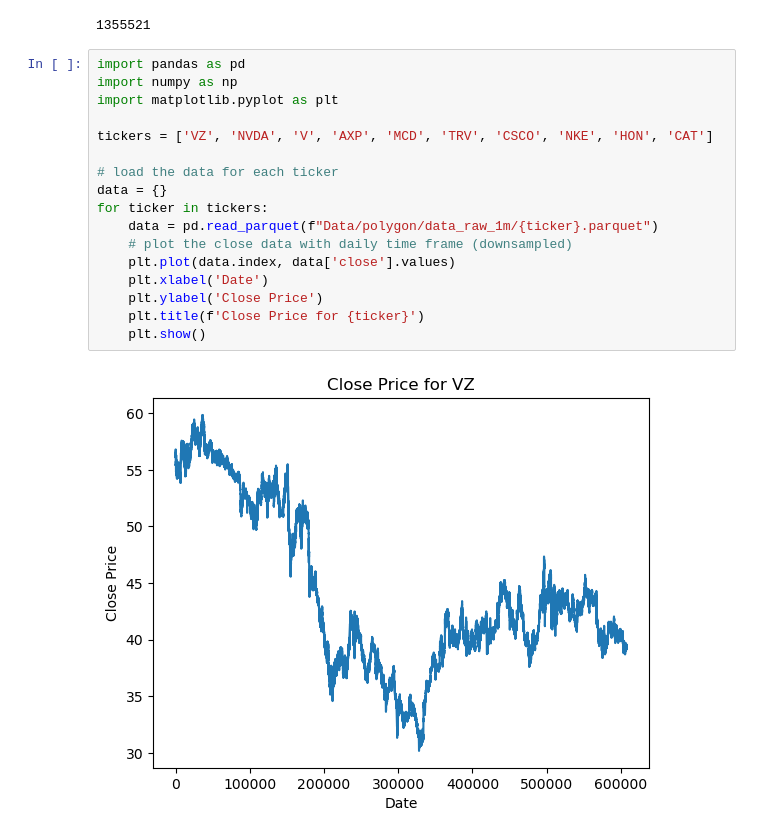
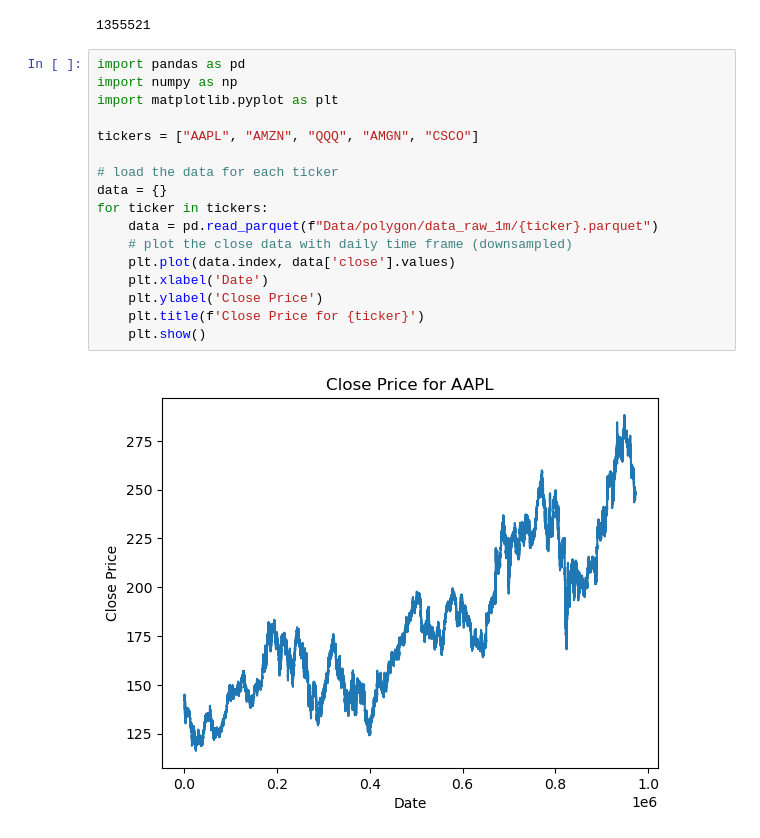
Before and after one commit to Olba147/DrlPpoTransformer, a Jupyter notebook: model_inspect.ipynb, the cells around one changed output. Cells and saved outputs as stored; diff of their text form.

```diff
--- a/model_inspect.ipynb
+++ b/model_inspect.ipynb
@@ -78,19 +78,19 @@ print(sum(p.numel() for p in jepa_model.context_enc.parameters() if p.requires_g
 # %%
 import pandas as pd
 import numpy as np
 import matplotlib.pyplot as plt
 
-tickers = ['VZ', 'NVDA', 'V', 'AXP', 'MCD', 'TRV', 'CSCO', 'NKE', 'HON', 'CAT']
+tickers = ["AAPL", "AMZN", "QQQ", "AMGN", "CSCO"]
 
 # load the data for each ticker
 data = {}
 for ticker in tickers:
     data = pd.read_parquet(f"Data/polygon/data_raw_1m/{ticker}.parquet")
     # plot the close data with daily time frame (downsampled)
     plt.plot(data.index, data['close'].values)
     plt.xlabel('Date')
     plt.ylabel('Close Price')
     plt.title(f'Close Price for {ticker}')
     plt.show()
 # %% [output]
-[figure, old version]
+[figure, new version]
```
Also changed, not shown: parts of 1 cell of this notebook, 3 other files.
